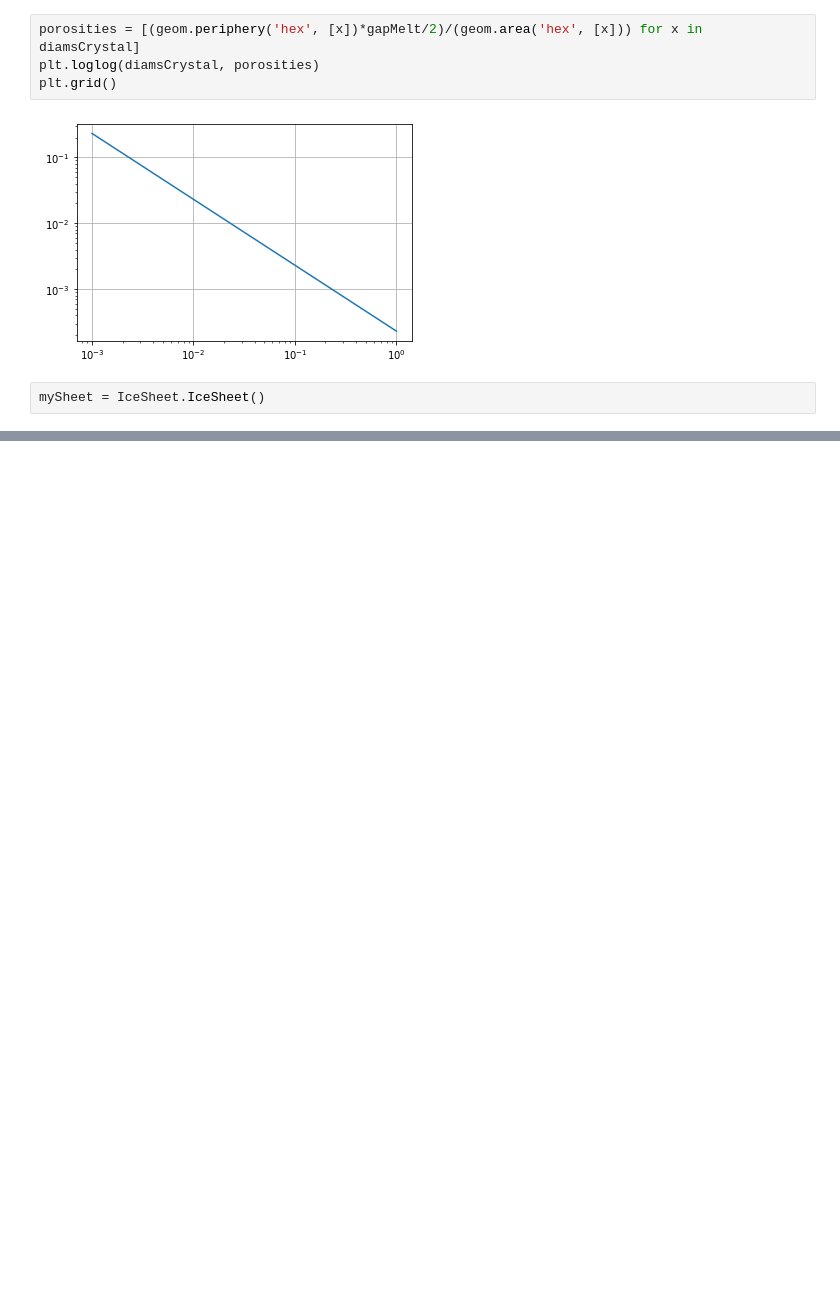
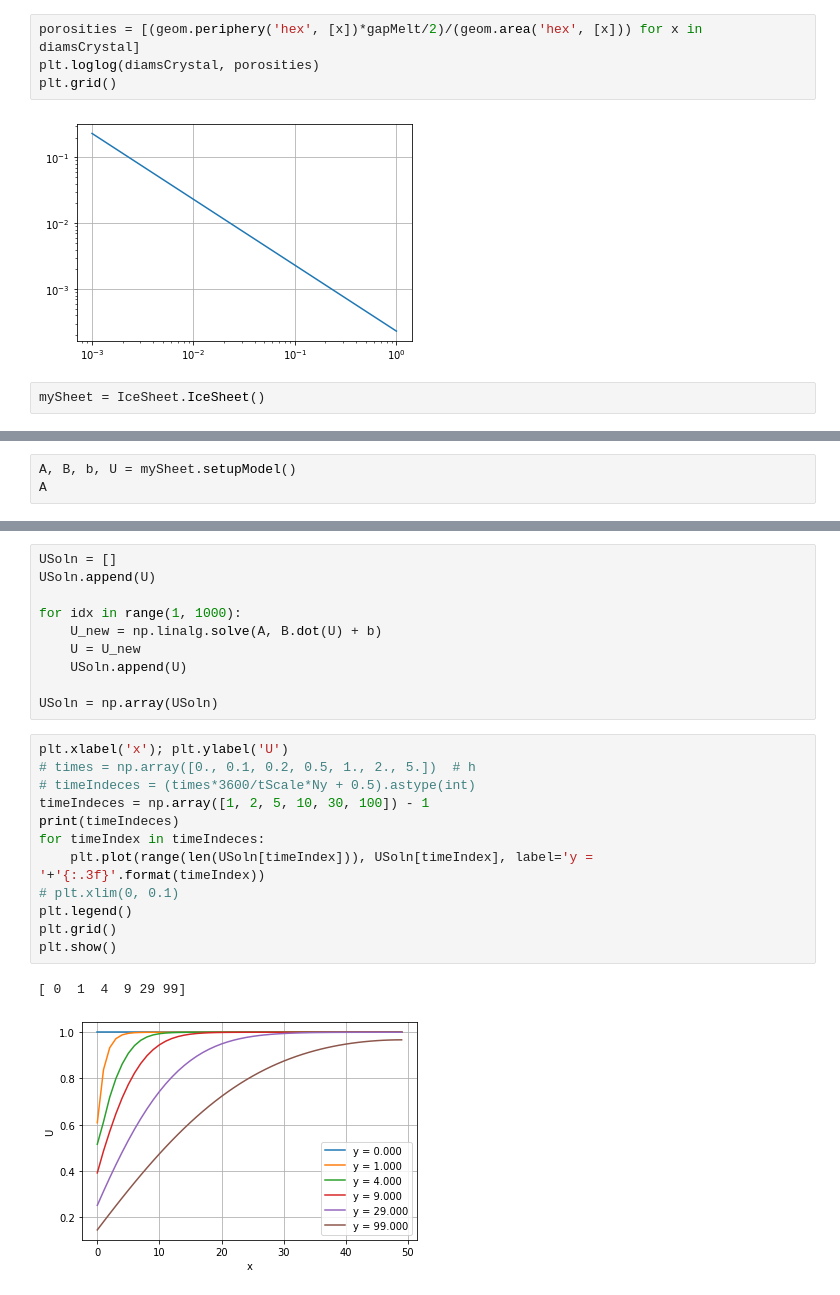
Before and after one commit to Henrikum/skrinning-stuff, a Jupyter notebook: notebooks/skrinning stuff.ipynb, the cells around one changed output, grey strips where cells are left out. Saved outputs shown, nothing was run; the diff lists cells and outputs as text; blank space fills up the shorter version.

```diff
--- a/notebooks/skrinning stuff.ipynb
+++ b/notebooks/skrinning stuff.ipynb
@@ -32,0 +33,3 @@ mySheet.
+# %%
+A, B, b, U = mySheet.setupModel()
+A
@@ -32,0 +57,25 @@ mySheet.
+# %%
+USoln = []
+USoln.append(U)
+
+for idx in range(1, 1000):
+    U_new = np.linalg.solve(A, B.dot(U) + b)
+    U = U_new
+    USoln.append(U)
+
+USoln = np.array(USoln)
+# %%
+plt.xlabel('x'); plt.ylabel('U')
+# times = np.array([0., 0.1, 0.2, 0.5, 1., 2., 5.])  # h
+# timeIndeces = (times*3600/tScale*Ny + 0.5).astype(int)
+timeIndeces = np.array([1, 2, 5, 10, 30, 100]) - 1
+print(timeIndeces)
+for timeIndex in timeIndeces:
+    plt.plot(range(len(USoln[timeIndex])), USoln[timeIndex], label='y = '+'{:.3f}'.format(timeIndex))
+# plt.xlim(0, 0.1)
+plt.legend()
+plt.grid()
+plt.show()
+# %% [output]
+[ 0  1  4  9 29 99]
+[figure, added]
```
Also changed, not shown: parts of 2 cells of this notebook, 1 other file.
